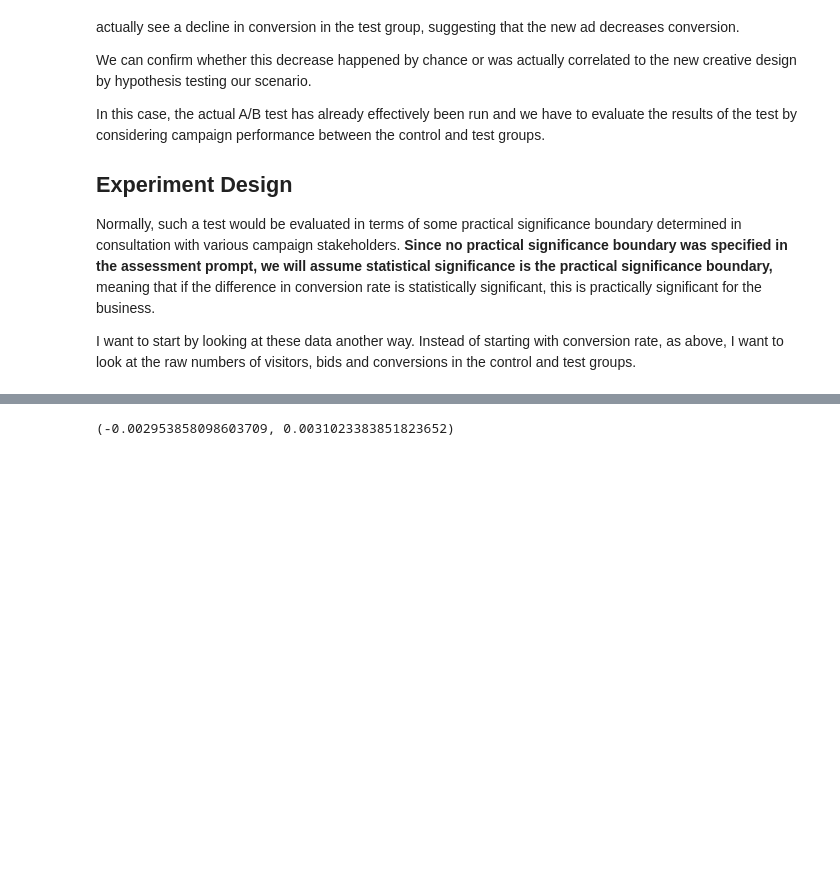
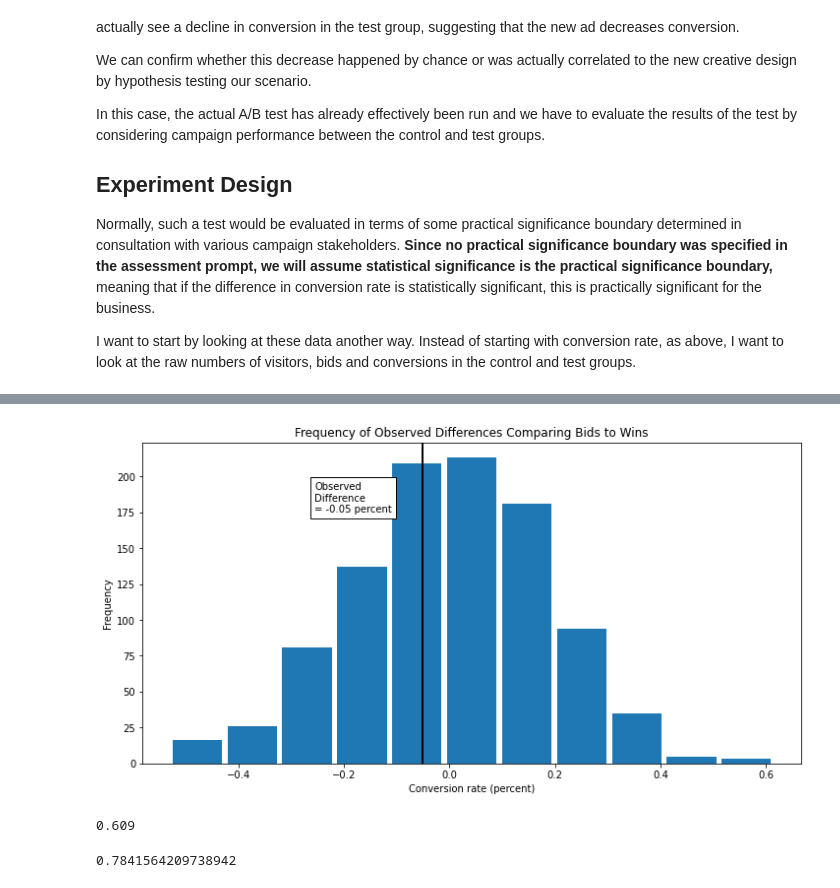
Before and after one commit to jkurdys/Vericast, a Jupyter notebook: notebooks/EDA.ipynb, the cells around one changed output, grey strips where cells are left out. Saved outputs shown, nothing was run; the diff lists cells and outputs as text; code cells hidden in the pictures; blank space fills up the shorter version.

```diff
--- a/notebooks/EDA.ipynb
+++ b/notebooks/EDA.ipynb
@@ -317,4 +304,42 @@ def calcZscore(df, bid=True):
-# %%
-calcZscore(conv_df)
-# %% [output]
-(-0.002953858098603709, 0.0031023383851823652)
+# %%
+def permutation_test(s, A, B):
+    n = A + B
+    iB = set(random.sample(range(n), B))
+    iA = set(range(n)) - iB
+    return s.loc[iB].mean() - s.loc[iA].mean()
+# %%
+def get_pt_diffs(df, resamples=1000):
+    obs_pct_diff = 100 * (df.iloc[0][1] / df.iloc[0][0] - df.iloc[1][1] / df.iloc[1][0])
+    conversion = [0] * (sum([df.iloc[0][0], df.iloc[1][0]]) - sum([df.iloc[0][1], df.iloc[1][1]]))
+    conversion.extend([1] * sum([df.iloc[0][1], df.iloc[1][1]]))
+    conversion = pd.Series(conversion)
+
+    pt_diffs = [100 * permutation_test(conversion, df.iloc[0][0], df.iloc[1][0])
+                for _ in range(resamples)]
+    return pt_diffs, obs_pct_diff
+# %%
+pt_diffs, obs_pct_diff = get_pt_diffs(conv_df[['bids', 'wins']])
+# %%
+def make_perm_hist(diffs, obs_pct, title, placement):
+    fig, ax = plt.subplots(figsize=(12,6))
+    ax.hist(pt_diffs, bins=11, rwidth=0.9)
+    ax.axvline(x=obs_pct_diff, color='black', lw=2)
+    ax.text(placement[0], placement[1], f'Observed\nDifference\n= {round(obs_pct, 2)} percent', bbox={'facecolor': 'white'})
+    ax.set_xlabel('Conversion rate (percent)')
+    ax.set_ylabel('Frequency')
+    ax.set_title(title)
+
+    plt.savefig(f'../images/{title.replace(" ", "_")}.png')
+
+    plt.show();
+# %%
+make_perm_hist(pt_diffs,
+               obs_pct_diff,
+               'Frequency of Observed Differences Comparing Bids to Wins',
+               [5*obs_pct_diff, 175])
+# %% [output]
+[figure, added]
+# %%
+np.mean([diff > obs_pct_diff for diff in pt_diffs])
+# %% [output]
+0.609
@@ -320,0 +353,4 @@ calcZscore(conv_df)
+# %%
+calc_pVal(conv_df[['bids', 'wins']])
+# %% [output]
+0.7841564209738942
```
Also changed, not shown: parts of 11 cells of this notebook, 2 other files.
